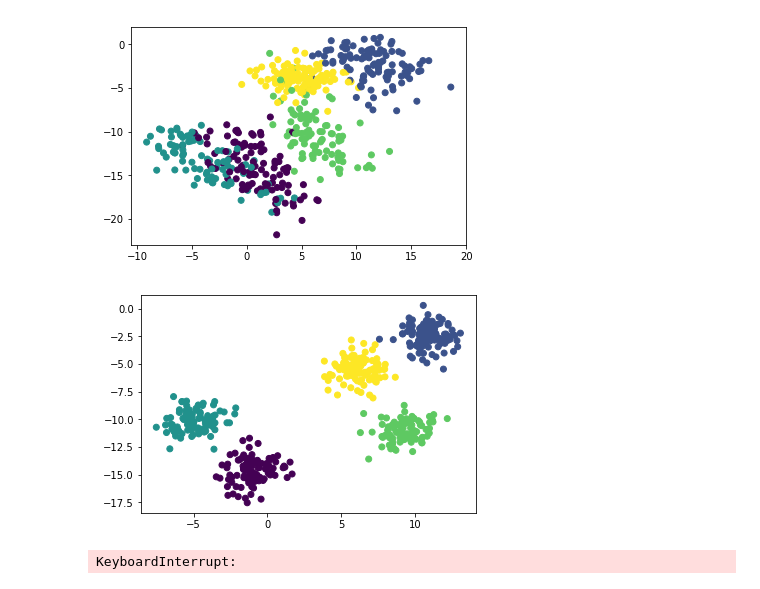
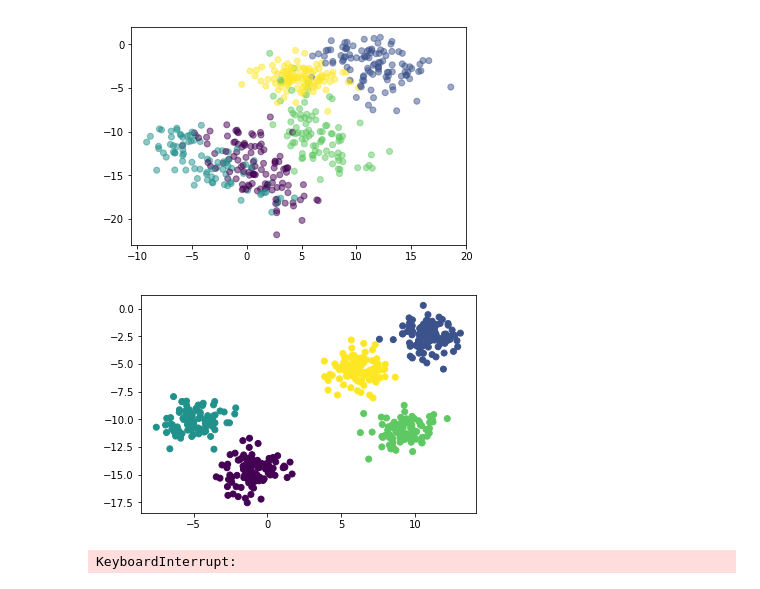
Before and after one commit to ANazaret/correlations, a Jupyter notebook: Gibbs Sampler.ipynb, the cells around one changed output. Saved outputs shown, nothing was run; the diff lists cells and outputs as text; code cells hidden in the pictures.

```diff
--- a/Gibbs Sampler.ipynb
+++ b/Gibbs Sampler.ipynb
@@ -341,28 +341,28 @@ np.random.seed(2)
 # %%
 n_cells = 500
 n_cell_types = 5
 n_genes = 2
 K = 3
 epsilon = 0.4
 seed = 22
 
 np.random.seed(seed)
 dg = DataGenerator(n_cells, n_cell_types, n_genes, K, epsilon)
 expression = dg.generate_gene_expression(epsilon, n_cells)
 
-plt.scatter(*expression.T[:2], c=dg.cell_types)
+plt.scatter(*expression.T[:2], c=dg.cell_types, alpha=0.5)
 plt.show()
 np.random.seed(seed)
 dg = DataGenerator(n_cells, n_cell_types, n_genes, K, epsilon)
 expression = dg.generate_gene_expression(0, n_cells)
 
 plt.scatter(*expression.T[:2], c=dg.cell_types)
 
 np.random.seed(seed)
 dg = DataGenerator(n_cells, n_cell_types, n_genes, K, epsilon)
 expression = dg.generate_gene_expression(epsilon, n_cells)
 # %% [output]
-[figure, old version]
+[figure, new version]
 [figure]
 # %%
 sampler = GibbsSampler(dg)
```
Also changed, not shown: parts of 42 cells of this notebook.
